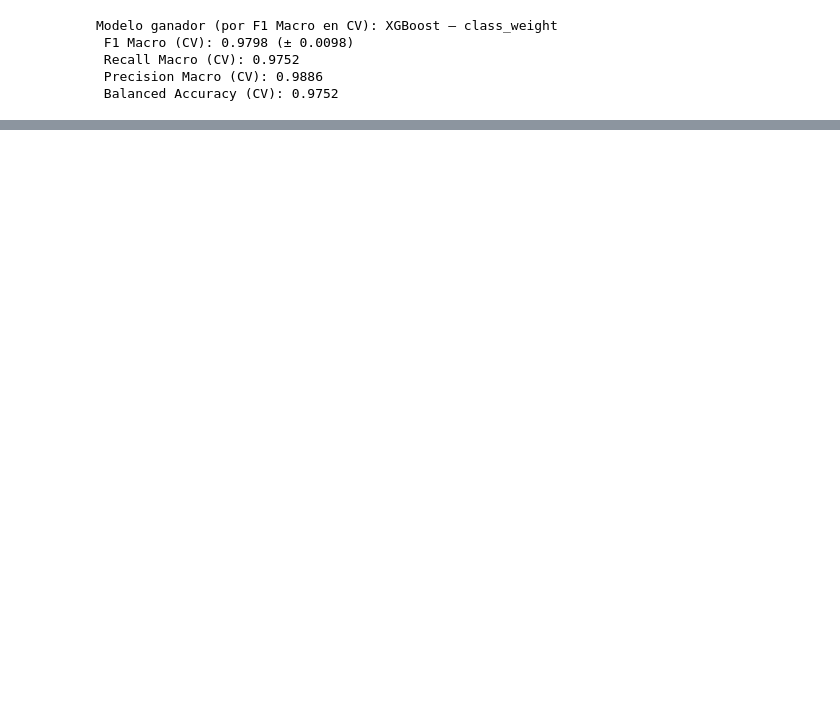
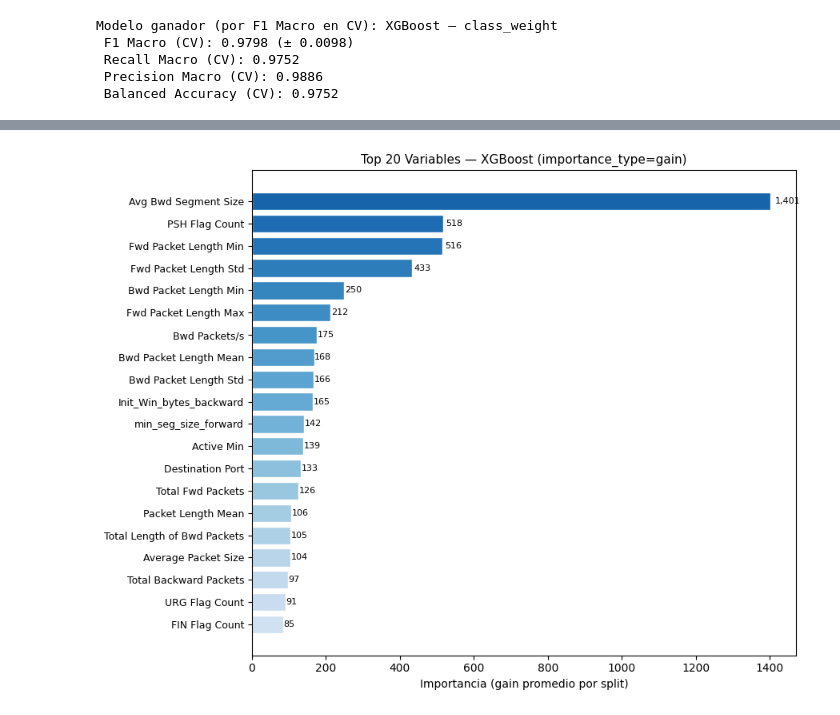
Before and after one commit to jotaeleb/tif-ciencias-de-datos, a Jupyter notebook: notebooks/proyecto_modelado.ipynb, the cells around one changed output, grey strips where cells are left out. Drawn from its saved outputs; the diff is of its cells as text; code cells hidden in the pictures; blank space fills up the shorter version.

Commit message:
Se agregó Tercera Iteración e hiperparámetros.

```diff
--- a/notebooks/proyecto_modelado.ipynb
+++ b/notebooks/proyecto_modelado.ipynb
@@ -852,0 +876,27 @@ Modelo ganador (por F1 Macro en CV): XGBoost — class_weight
+# %%
+# Entrenamos XGBoost con todas las features (configuración ganadora de la Iteración 2)
+xgb_completo = XGBClassifier(
+    objective='multi:softprob',
+    eval_metric='mlogloss',
+    num_class=len(le.classes_),
+    n_estimators=300,
+    max_depth=6,
+    learning_rate=0.1,
+    subsample=0.8,
+    colsample_bytree=0.8,
+    random_state=42,
+    n_jobs=-1
+)
+
+xgb_completo.fit(X_train, y_train, sample_weight=pesos_train)
+
+# Extraer importancias por GAIN
+importancias_gain = xgb_completo.get_booster().get_score(importance_type='gain')
+
+# Convertir a Series y ordenar
+importancias_serie = pd.Series(importancias_gain).sort_values(ascending=False)
+
+print(f"Features con importancia > 0 : {len(importancias_serie)}")
+print(f"Features con importancia = 0 : {X_train.shape[1] - len(importancias_serie)}")
+print(f"\nTop 10 features (gain):")
+print(importancias_serie.head(10).round(2))
@@ -852,0 +919,19 @@ Modelo ganador (por F1 Macro en CV): XGBoost — class_weight
+# %%
+# Gráfico: Top 20 features por importancia (gain)
+top20 = importancias_serie.head(20)
+
+fig, ax = plt.subplots(figsize=(9, 7))
+colores = plt.cm.Blues_r(np.linspace(0.2, 0.8, len(top20)))
+ax.barh(top20.index[::-1], top20.values[::-1], color=colores[::-1], edgecolor='white')
+
+ax.set_xlabel('Importancia (gain promedio por split)', fontsize=10)
+ax.set_title('Top 20 Variables — XGBoost (importance_type=gain)', fontsize=11)
+ax.tick_params(axis='y', labelsize=9)
+
+for i, (idx, val) in enumerate(zip(top20.index[::-1], top20.values[::-1])):
+    ax.text(val * 1.01, i, f'{val:,.0f}', va='center', fontsize=8)
+
+plt.tight_layout()
+plt.show()
+# %% [output]
+[figure, added]
```
Also changed, not shown: parts of 30 cells of this notebook.
